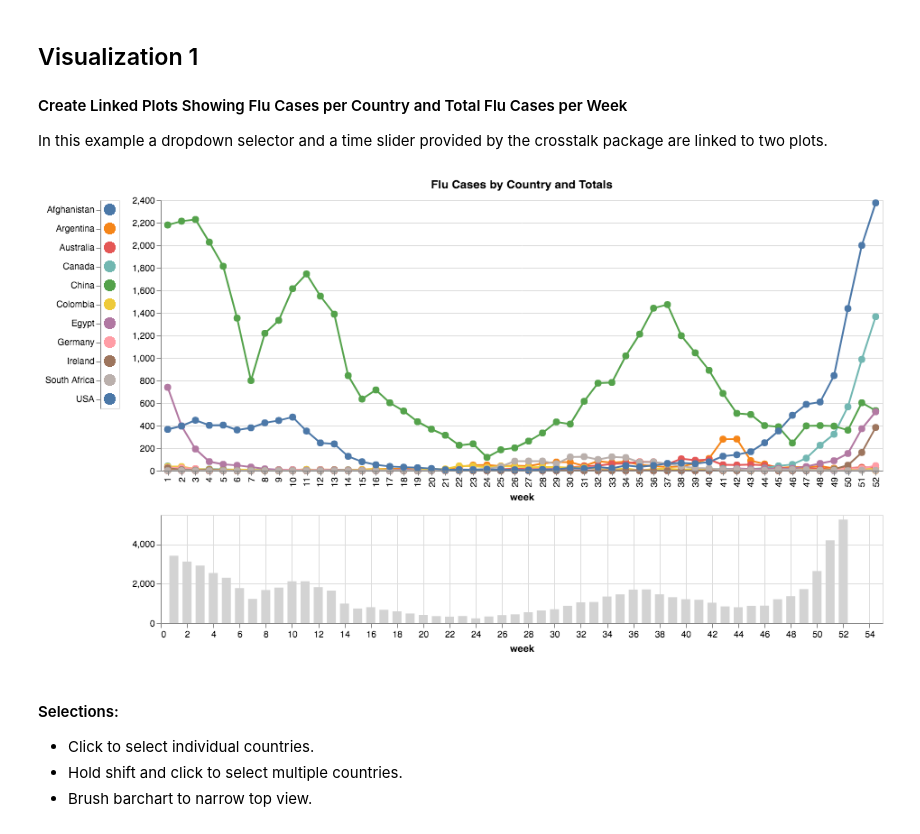
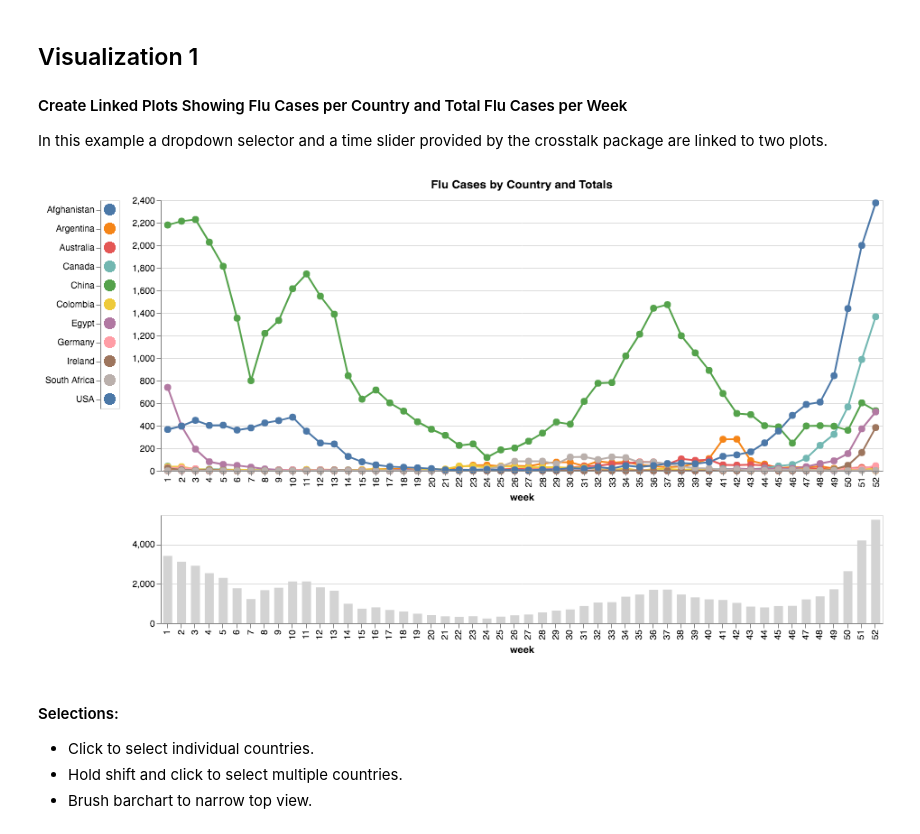
Before and after one commit to manzt/flu-mcv, a Jupyter notebook: flu.ipynb, the cells around one changed output. Drawn from its saved outputs; the diff is of its cells as text; code cells hidden in the pictures.

```diff
--- a/flu.ipynb
+++ b/flu.ipynb
@@ -33,35 +33,35 @@ line = alt.Chart(normed).mark_line(point=alt.MarkConfig(shape='circle', size=60)
 ).transform_filter(
     brush
 ).transform_filter(
     click
 ).properties(
     width=800,
     title='Flu Cases by Country and Totals',
     selection=click
 )
 
 hist = alt.Chart(normed).mark_bar(size=10).encode(
-    x='week',
+    x=alt.X('week:N'),
     y=alt.Y('sum(value):Q', title=None),
     color=alt.value('lightgray'),
     tooltip=['week','sum(value)']
 ).properties(
     width=800,
     height=120,
 ).add_selection(
     brush
 )
 
 legend = alt.Chart(normed).mark_circle(size=150).encode(
     y=alt.Y('country', title=None),
     color=alt.condition(click, alt.Color('country:N', legend=None), alt.value('lightgray'))
 ).properties(
     selection=click
 )
 
 legend | (line & hist)
 # %% [output]
-[figure, old version]
+[figure, new version]
 # %% [markdown]
 #### Selections:
 * Click to select individual countries.
```
Also changed, not shown: parts of 13 cells of this notebook.
